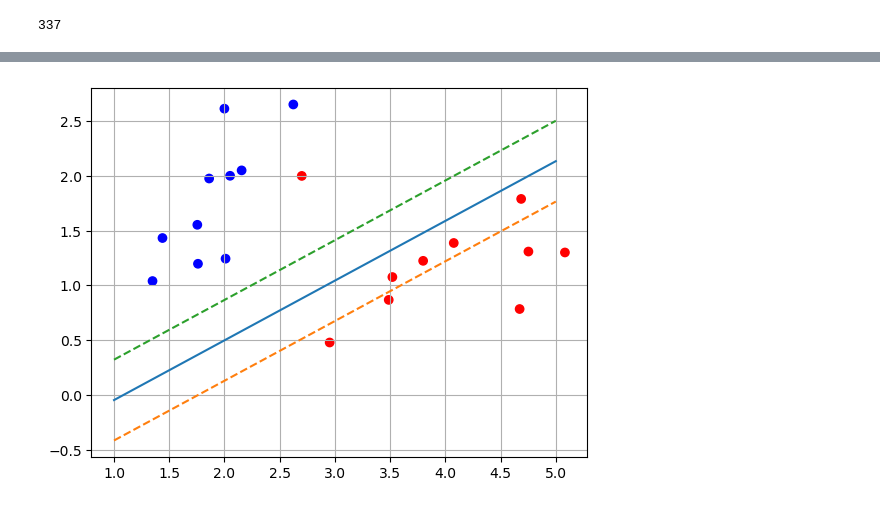
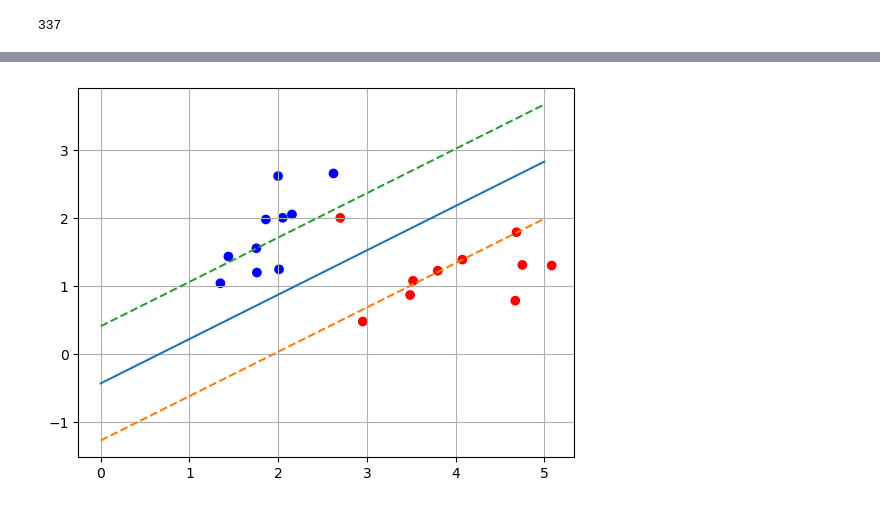
Before and after one commit to dphzz/AI_in_Control_HK231_N8, a Jupyter notebook: Support_vector_machine/Code/svm_soft_margin.ipynb, the cells around one changed output, grey strips where cells are left out. Cells and saved outputs as stored; diff of their text form; code cells hidden in the pictures.

Commit message:
Fixed the wrong scaling issue, have to normalize the normal vector_w0 and b0 for accurate evaluation

```diff
--- a/Support_vector_machine/Code/svm_soft_margin.ipynb
+++ b/Support_vector_machine/Code/svm_soft_margin.ipynb
@@ -74,9 +74,9 @@ import matplotlib.pyplot as plt
 
 
 data = np.load('data.npy')
-C = 50
+C = 1000
 learning_rate = 0.1
-stopping_error = 0.0001
+stopping_error = 0.0000001
 number_of_axis = data[0, :].size;
 number_of_samples = data[:,0].size;
 
@@ -100,21 +100,21 @@ def plot_data(w0, b0, data, start, stop):
     #Plot the center line
     line_points = np.zeros([100, 2])
     line_points[:, 0] = np.linspace(start, stop, 100)
-    line_points[:, 1] = -(w0[0] / w0[1])*line_points[:, 0] - b0
+    line_points[:, 1] = -(w0[0] / w0[1])*line_points[:, 0] - b0/(w0[1])
     plt.plot(line_points[:, 0], line_points[:, 1], label="Line with Normal Vector and Offset")
 
     #Plot the margin lines
     x_unit_vector = np.array([0, 1]);
-    offset = abs((np.dot(w0, x_unit_vector)) / np.dot(w0, w0))
+    offset = ((np.dot(w0, x_unit_vector)) / np.linalg.norm(w0)).item()
 
     margin_points_0 = np.zeros([100, 2])
     margin_points_0[:, 0] = np.linspace(start, stop, 100)
-    margin_points_0[:, 1] = -(w0[0] / w0[1])*margin_points_0[:, 0] - b0 - offset
+    margin_points_0[:, 1] = -(w0[0] / w0[1])*margin_points_0[:, 0] - b0/(w0[1]) - offset
     plt.plot(margin_points_0[:, 0], margin_points_0[:, 1], linestyle = '--')
 
     margin_points_1 = np.zeros([100, 2])
     margin_points_1[:, 0] = np.linspace(start, stop, 100)
-    margin_points_1[:, 1] = -(w0[0] / w0[1])*margin_points_1[:, 0] - b0 + offset
+    margin_points_1[:, 1] = -(w0[0] / w0[1])*margin_points_1[:, 0] - b0/(w0[1]) + offset
     plt.plot(margin_points_1[:, 0], margin_points_1[:, 1], linestyle = '--')
 
 
@@ -123,9 +123,9 @@ def support_vectors(w0, b0, data):
     error_set = np.zeros((0, number_of_axis)); #This is for it to work for all size of the data
     for i in range(0, number_of_samples - 1):
         xn = np.zeros((number_of_axis,1))
-        xn = data[i, 0:number_of_axis-1].T  #Extract the vector and transpose the matrix
+        xn = np.copy(data[i, 0:number_of_axis-1]).T  #Extract the vector and transpose the matrix
         dot_product = np.dot(w0, xn);
-        if ((1 - data[i, number_of_axis - 1]*(dot_product + b0)) > 0):
+        if ((1 - data[i, number_of_axis - 1]*((dot_product + b0) / (np.linalg.norm(w0)))).item() > 0):
             temp_xn = np.copy(data[i, 0:number_of_axis].T)
             temp_xn.resize((1,number_of_axis))
             error_set = np.append(error_set, temp_xn, axis = 0)
@@ -160,10 +160,10 @@ def gradient_descent(w0, b0, data):
     w = np.copy(w0)
     b = b0
     iteration = 0
-    for iteration in range(0, 1000000000):
+    for iteration in range(0, 100000):
         w = w - learning_rate * gradient_w(w, b, data)
         b = b - learning_rate * gradient_b(w, b, data)
-        if (cost_function(w.ravel(), b, data) < stopping_error):
+        if (np.linalg.norm(gradient_w(w, b, data)) + abs(gradient_b(w, b, data)) < stopping_error):   #Calculate the total value of the gradient vector,
             print(iteration)
             break;
     return w, b
@@ -326,4 +335,4 @@ KeyboardInterrupt:
 # %%
-plot_data(w0.ravel(), b0, data, 1, 5)
+plot_data(w0.ravel(), b0, data, 0, 5)
 # %% [output]
-[figure, old version]
+[figure, new version]
```
Also changed, not shown: parts of 4 cells of this notebook.
